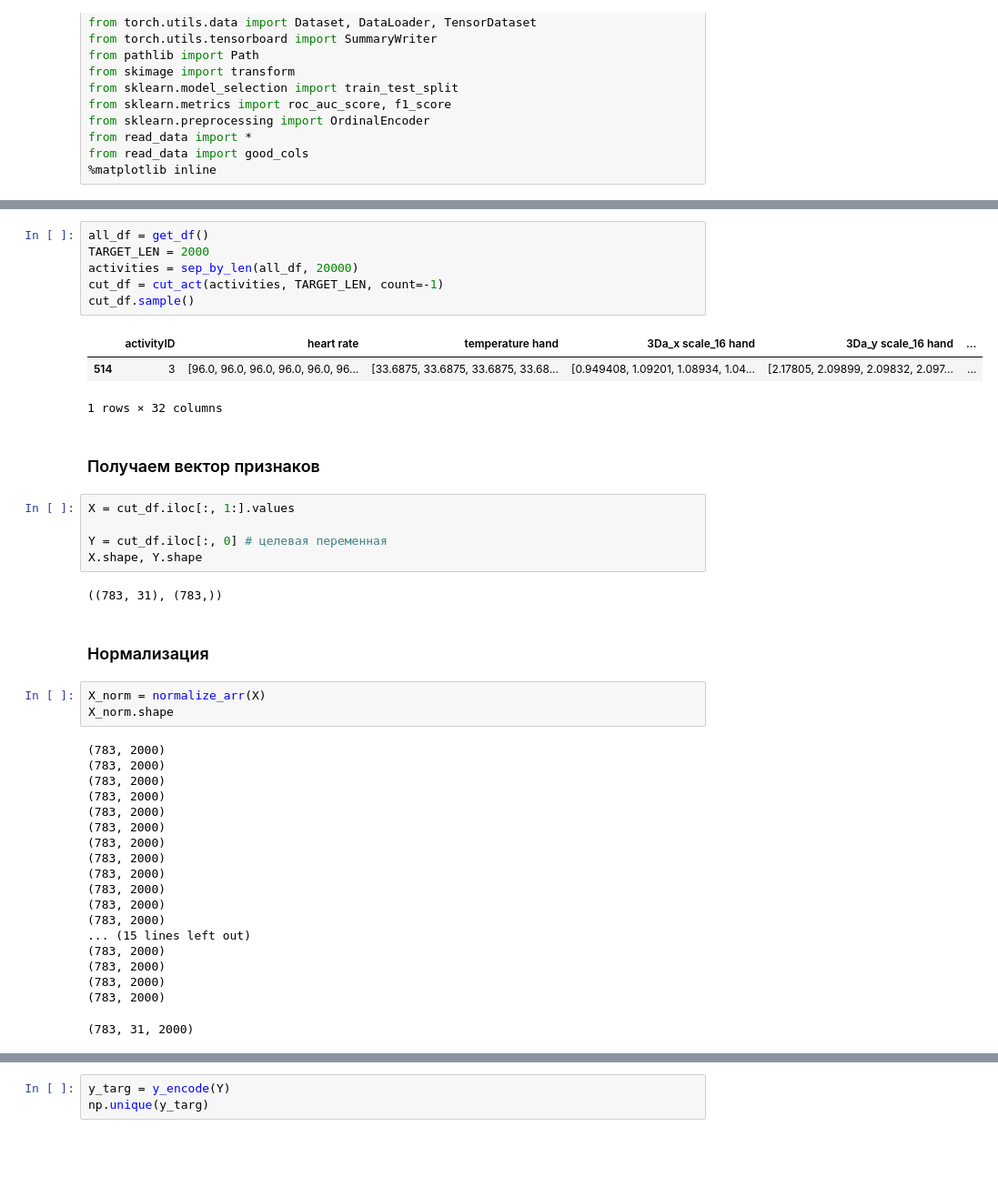
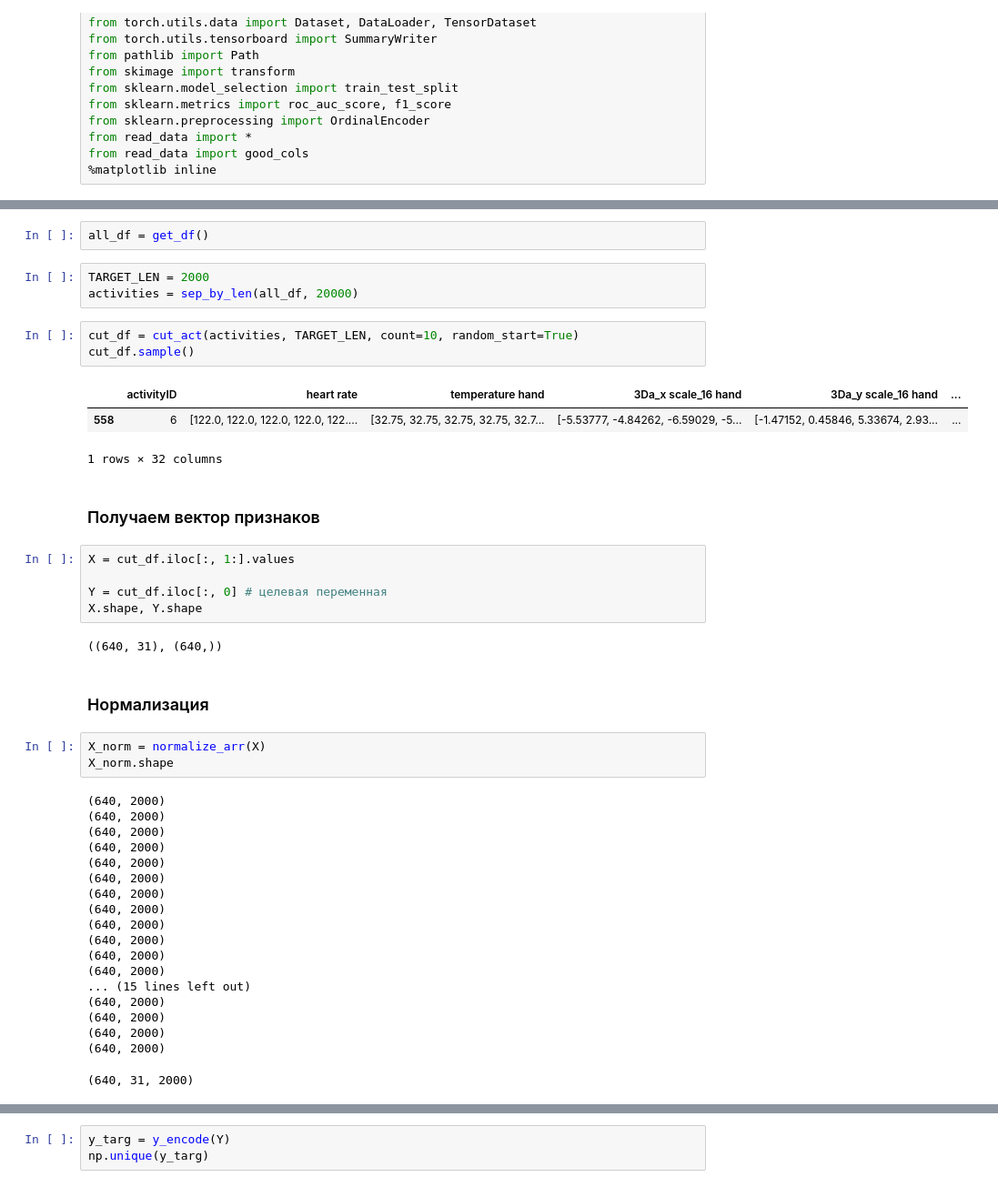
Before and after one commit to FL2107/signals_learning, a Jupyter notebook: Linear Classification.ipynb, the cells around one changed output, grey strips where cells are left out. Shown: that part at 91% size. Saved outputs shown, nothing was run; the diff lists cells and outputs as text; blank space fills up the shorter version.

```diff
--- a/Linear Classification.ipynb
+++ b/Linear Classification.ipynb
@@ -24,12 +45,14 @@ from read_data import good_cols
+# %%
+all_df = get_df()
+# %%
+TARGET_LEN = 2000
+activities = sep_by_len(all_df, 20000)
 # %%
-all_df = get_df()
-TARGET_LEN = 2000
-activities = sep_by_len(all_df, 20000)
-cut_df = cut_act(activities, TARGET_LEN, count=-1)
+cut_df = cut_act(activities, TARGET_LEN, count=10, random_start=True)
 cut_df.sample()
 # %% [output]
 |  | activityID | heart rate | temperature hand | 3Da_x scale_16 hand | 3Da_y scale_16 hand | ... |
-| 514 | 3 | [96.0, 96.0, 96.0, 96.0, 96.0, 96... | [33.6875, 33.6875, 33.6875, 33.68... | [0.949408, 1.09201, 1.08934, 1.04... | [2.17805, 2.09899, 2.09832, 2.097... | ... |
+| 558 | 6 | [122.0, 122.0, 122.0, 122.0, 122.... | [32.75, 32.75, 32.75, 32.75, 32.7... | [-5.53777, -4.84262, -6.59029, -5... | [-1.47152, 0.45846, 5.33674, 2.93... | ... |
 1 rows × 32 columns
 # %% [markdown]
 ### Получаем вектор признаков
@@ -39,31 +62,31 @@ X = cut_df.iloc[:, 1:].values
 Y = cut_df.iloc[:, 0] # целевая переменная
 X.shape, Y.shape
 # %% [output]
-((783, 31), (783,))
+((640, 31), (640,))
 # %% [markdown]
 ### Нормализация
 # %%
 X_norm = normalize_arr(X)
 X_norm.shape
 # %% [output]
-(783, 2000)
-(783, 2000)
-(783, 2000)
-(783, 2000)
-(783, 2000)
-(783, 2000)
-(783, 2000)
-(783, 2000)
-(783, 2000)
-(783, 2000)
-(783, 2000)
-(783, 2000)
+(640, 2000)
+(640, 2000)
+(640, 2000)
+(640, 2000)
+(640, 2000)
+(640, 2000)
+(640, 2000)
+(640, 2000)
+(640, 2000)
+(640, 2000)
+(640, 2000)
+(640, 2000)
 ... (15 lines left out)
-(783, 2000)
-(783, 2000)
-(783, 2000)
-(783, 2000)
+(640, 2000)
+(640, 2000)
+(640, 2000)
+(640, 2000)
-(783, 31, 2000)
+(640, 31, 2000)
 # %%
 X_flat = get_flatten(X_norm)
 X_flat.shape
```
Also changed, not shown: parts of 10 cells of this notebook.
